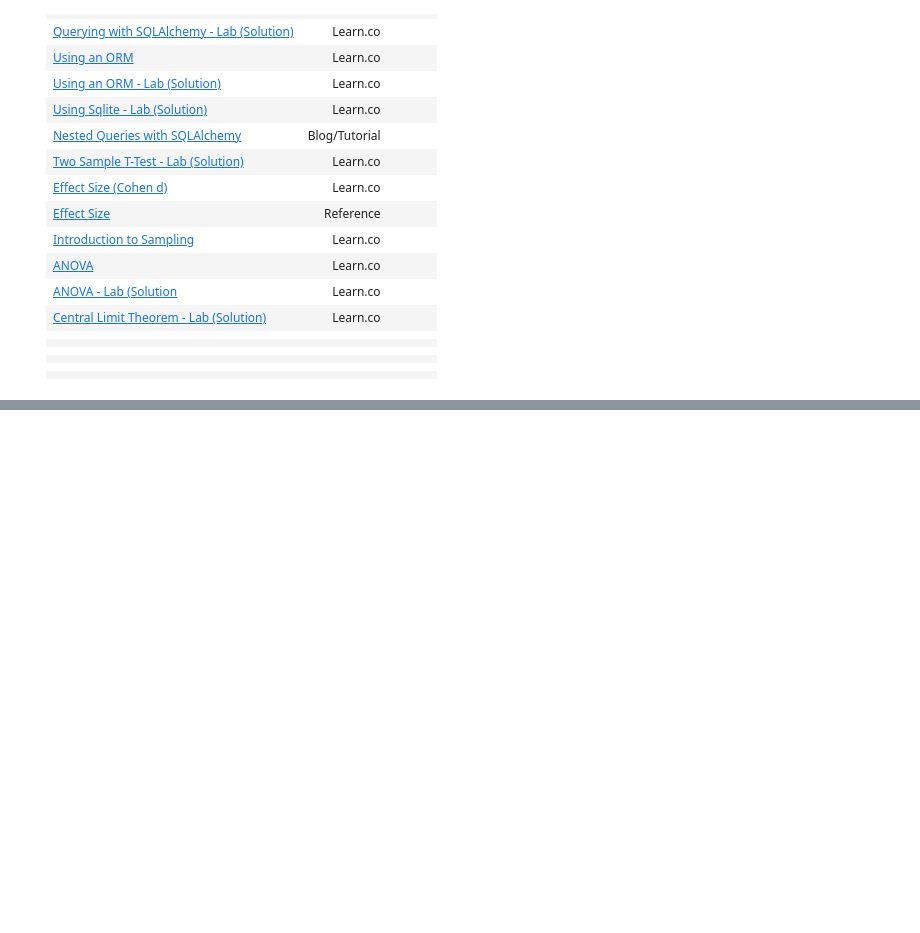
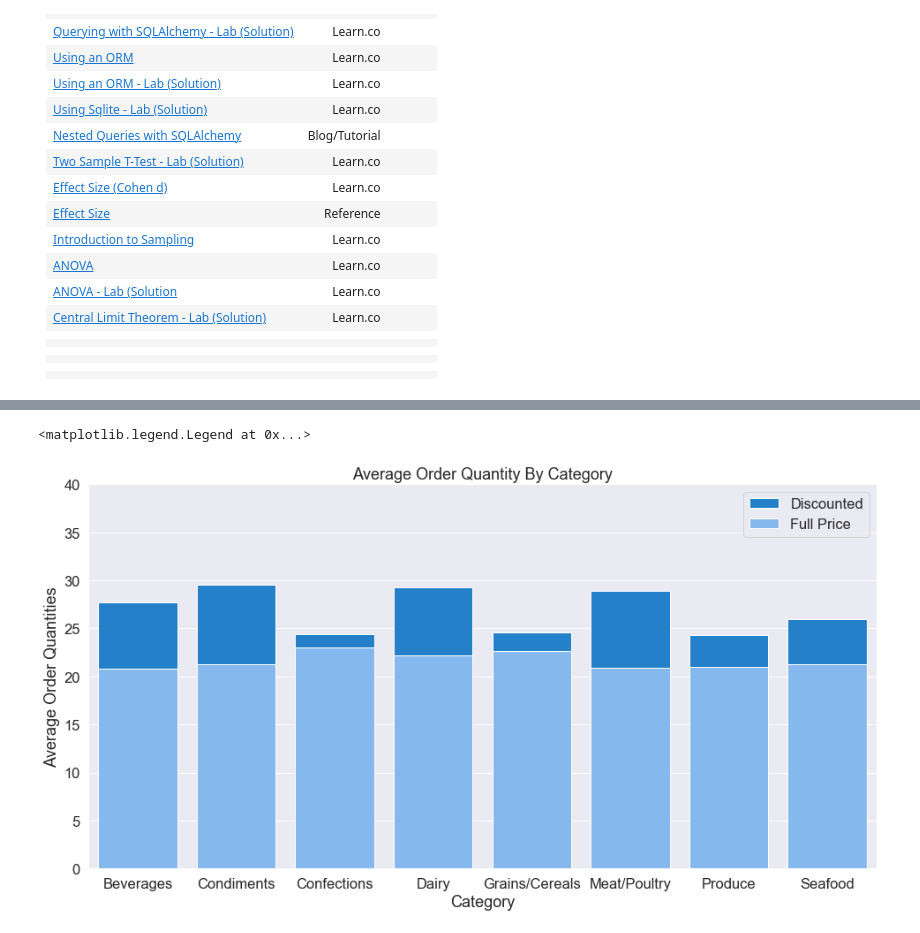
Before and after one commit to whitcrrd/dsc-2-final-project-online-ds-ft-021119, a Jupyter notebook: whitcraft-final.ipynb, the cells around one changed output, grey strips where cells are left out. Drawn from its saved outputs; the diff is of its cells as text; code cells hidden in the pictures; blank space fills up the shorter version.

```diff
--- a/whitcraft-final.ipynb
+++ b/whitcraft-final.ipynb
@@ -1857,0 +1901,15 @@ Collection of links referenced when working on the project, including learn.co l
+# %%
+sample_cats_data = []
+for cat in sample_cats:
+    name = cat["CategoryName"]
+    mean_discount = np.mean(cat["discounted_sample"])
+    mean_ndiscount = np.mean(cat["undiscounted_sample"])
+    mean_roc = mean_discount - mean_ndiscount
+    ha = {"Category": name, "MeanDiscount": mean_discount, "MeanUndiscounted": mean_ndiscount, "MeanROC": mean_roc}
+    sample_cats_data.append(ha)
+
+sample_cats_df = pd.DataFrame(sample_cats_data)
+# %%
+sample_cats_df.MeanDiscount = sample_cats_df.MeanDiscount.astype('float64')
+sample_cats_df.MeanUndiscounted = sample_cats_df.MeanUndiscounted.astype('float64')
+sample_cats_df.MeanROC = sample_cats_df.MeanROC.astype('float64')
@@ -1857,0 +1925,12 @@ Collection of links referenced when working on the project, including learn.co l
+# %%
+fig, ax = plt.subplots(figsize=(16,8))
+# sns.set(font_scale=1.5)
+sns.barplot(x=sample_cats_df.Category, y=sample_cats_df.MeanDiscount, color="#0984e3", label="Discounted")
+sns.barplot(x=sample_cats_df.Category, y=sample_cats_df.MeanUndiscounted, color="#74b9ff", label="Full Price")
+ax.set_title("Average Order Quantity By Category")
+ax.set_ylim(0, 40)
+plt.ylabel("Average Order Quantities")
+plt.legend()
+# %% [output]
+<matplotlib.legend.Legend at 0x...>
+[figure, added]
```
Also changed, not shown: parts of 17 cells of this notebook.
